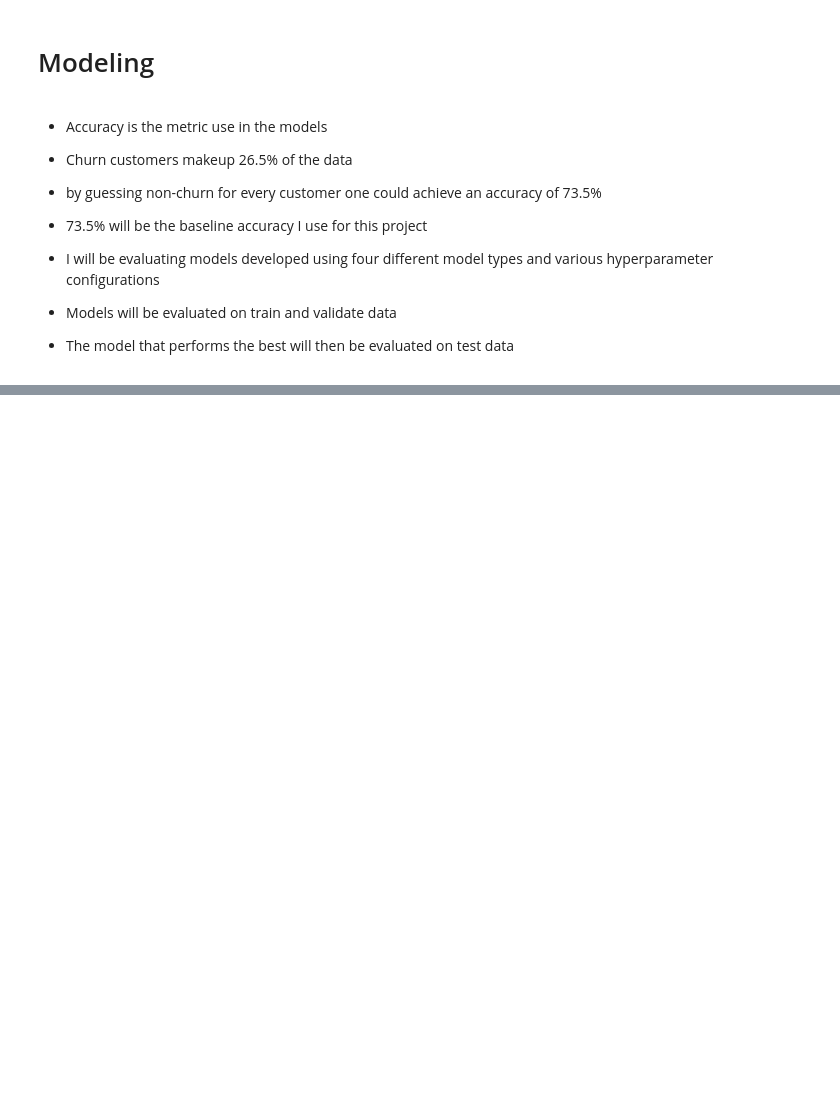
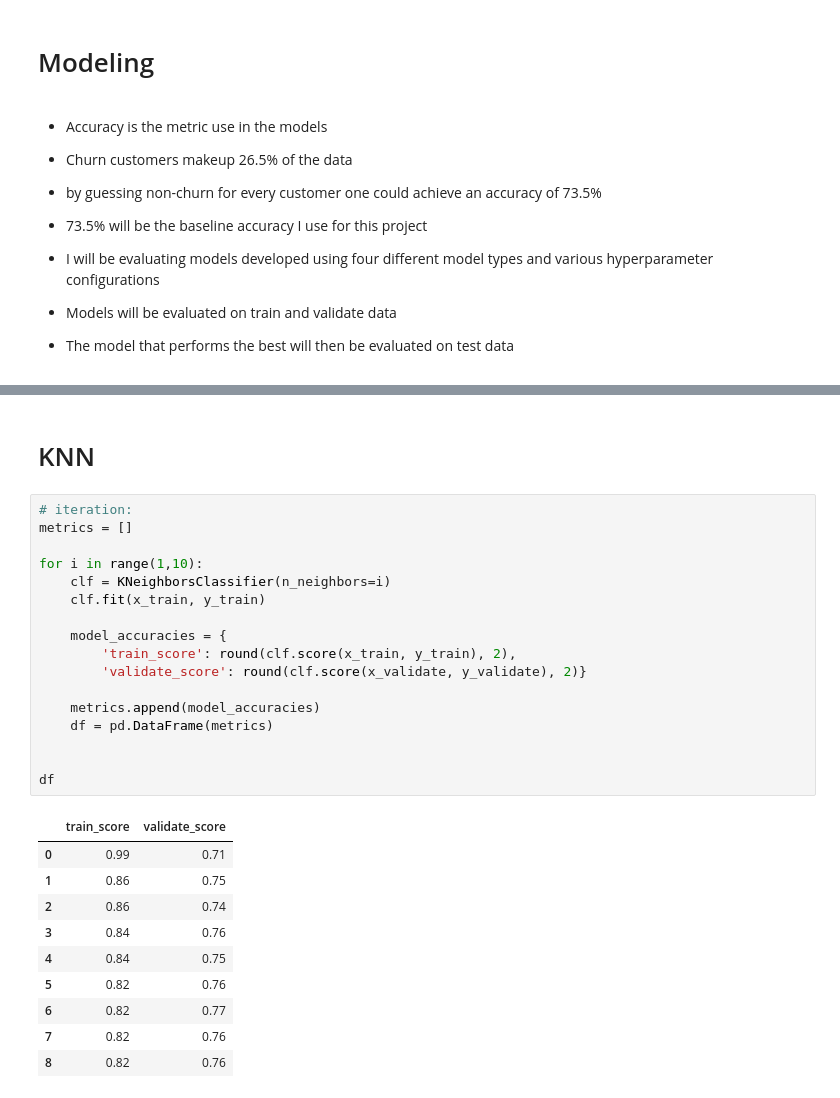
Before and after one commit to Yvette-Ibarra/classification-project, a Jupyter notebook: working_notebook.ipynb, the cells around one changed output, grey strips where cells are left out. Saved outputs shown, nothing was run; the diff lists cells and outputs as text; blank space fills up the shorter version.

```diff
--- a/working_notebook.ipynb
+++ b/working_notebook.ipynb
@@ -663,0 +865,30 @@ x_train.shape, x_validate.shape, x_test.shape
+# %% [markdown]
+# KNN
+# %%
+# iteration:
+metrics = []
+
+for i in range(1,10):
+    clf = KNeighborsClassifier(n_neighbors=i)
+    clf.fit(x_train, y_train)
+
+    model_accuracies = {
+        'train_score': round(clf.score(x_train, y_train), 2),
+        'validate_score': round(clf.score(x_validate, y_validate), 2)}
+
+    metrics.append(model_accuracies)
+    df = pd.DataFrame(metrics)
+
+
+df
+# %% [output]
+|  | train_score | validate_score |
+| 0 | 0.99 | 0.71 |
+| 1 | 0.86 | 0.75 |
+| 2 | 0.86 | 0.74 |
+| 3 | 0.84 | 0.76 |
+| 4 | 0.84 | 0.75 |
+| 5 | 0.82 | 0.76 |
+| 6 | 0.82 | 0.77 |
+| 7 | 0.82 | 0.76 |
+| 8 | 0.82 | 0.76 |
```
Also changed, not shown: parts of 26 cells of this notebook.
